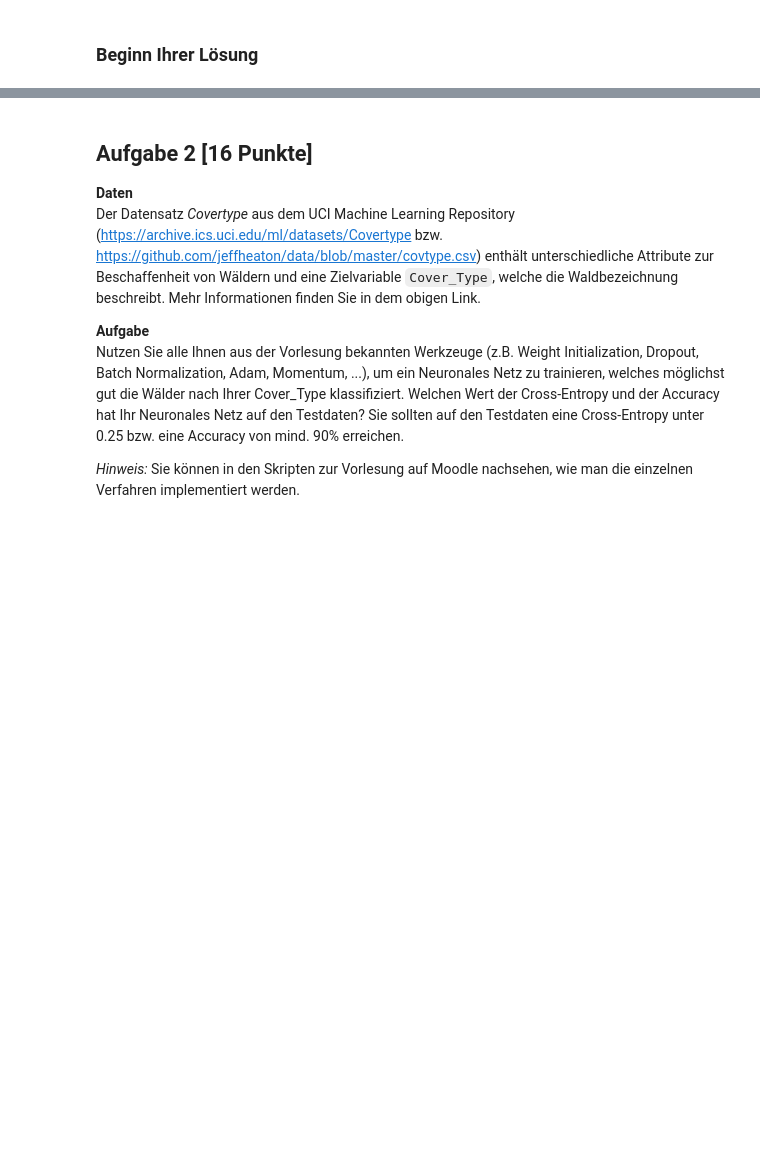
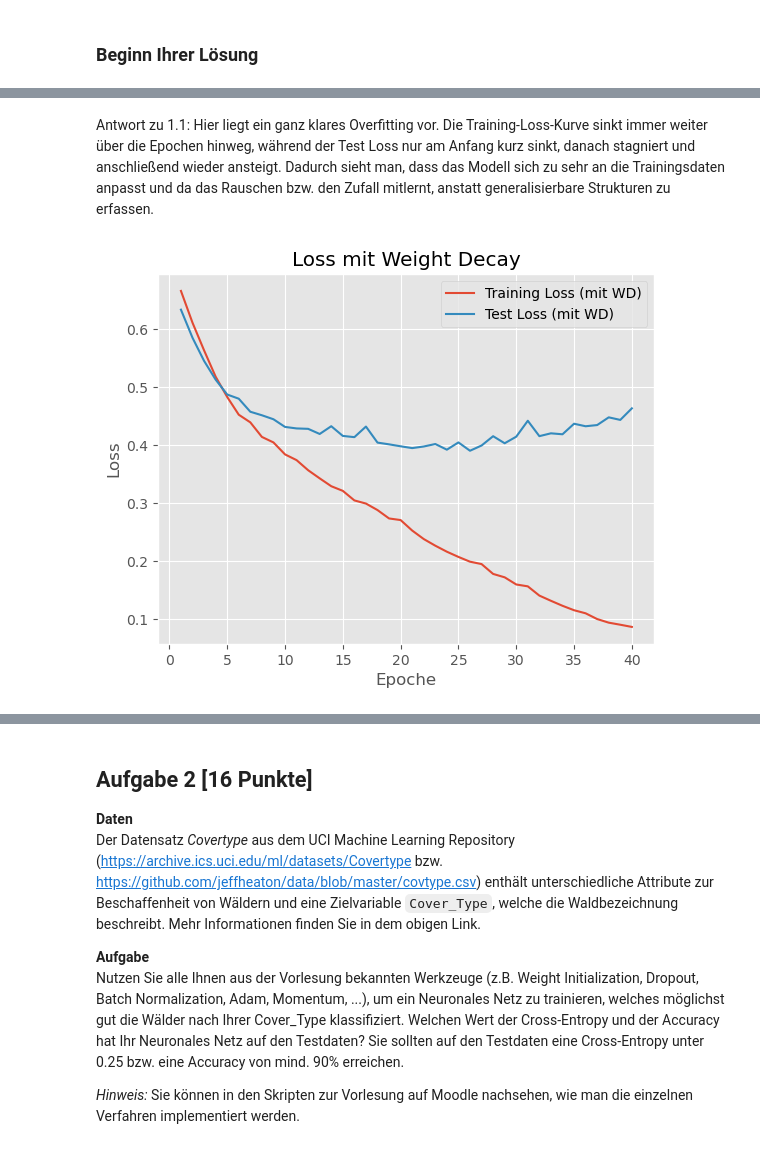
Before and after one commit to qq-ki/ML_Praktikum, a Jupyter notebook: Semester_4/Aufgabenblatt 4/Blatt 4 - ML2 - Regularization und NN.ipynb, the cells around one changed output, grey strips where cells are left out. Saved outputs shown, nothing was run; the diff lists cells and outputs as text; code cells hidden in the pictures; blank space fills up the shorter version.

```diff
--- a/Semester_4/Aufgabenblatt 4/Blatt 4 - ML2 - Regularization und NN.ipynb
+++ b/Semester_4/Aufgabenblatt 4/Blatt 4 - ML2 - Regularization und NN.ipynb
@@ -113,0 +208,49 @@ class Net(nn.Module):
+# %% [markdown]
+Antwort zu 1.1: Hier liegt ein ganz klares Overfitting vor. Die Training-Loss-Kurve sinkt immer weiter über die Epochen hinweg, während der Test Loss nur am Anfang kurz sinkt, danach stagniert und anschließend wieder ansteigt. Dadurch sieht man, dass das Modell sich zu sehr an die Trainingsdaten anpasst und da das Rauschen bzw. den Zufall mitlernt, anstatt generalisierbare Strukturen zu erfassen.
+# %%
+#Aufgabe 1.2:
+#Modell neu instanziieren
+model_wd = Net(input_size=32*32*3)
+
+optimizer_wd = optim.SGD(model_wd.parameters(), lr=learning_rate, weight_decay=0.001) #Weight Decay
+criterion = nn.NLLLoss()
+
+train_losses_wd = []
+test_losses_wd = []
+
+for epoch in range(1, n_epochs + 1):
+    model_wd.train()
+    batch_losses = []
+    for batch_idx, (data, target) in enumerate(train_loader):
+        optimizer_wd.zero_grad()
+        output = model_wd(data)
+        loss = criterion(output, target)
+        loss.backward()
+        optimizer_wd.step()
+        batch_losses.append(loss.item())
+
+    train_losses_wd.append(np.mean(batch_losses))
+
+    #Test Loss berechnen
+    model_wd.eval()
+    test_loss = 0
+    with torch.no_grad():
+        for data, target in test_loader:
+            output = model_wd(data)
+            loss = criterion(output, target)
+            test_loss += loss.item()
+
+    test_loss /= len(test_loader)
+    test_losses_wd.append(test_loss)
+
+#Plot von Loss Kurven
+plt.figure()
+plt.plot(range(1, n_epochs + 1), train_losses_wd, label='Training Loss (mit WD)')
+plt.plot(range(1, n_epochs + 1), test_losses_wd, label='Test Loss (mit WD)')
+plt.xlabel('Epoche')
+plt.ylabel('Loss')
+plt.title('Loss mit Weight Decay')
+plt.legend()
+plt.show()
+# %% [output]
+[figure, added]
```
Also changed, not shown: parts of 9 cells of this notebook.
